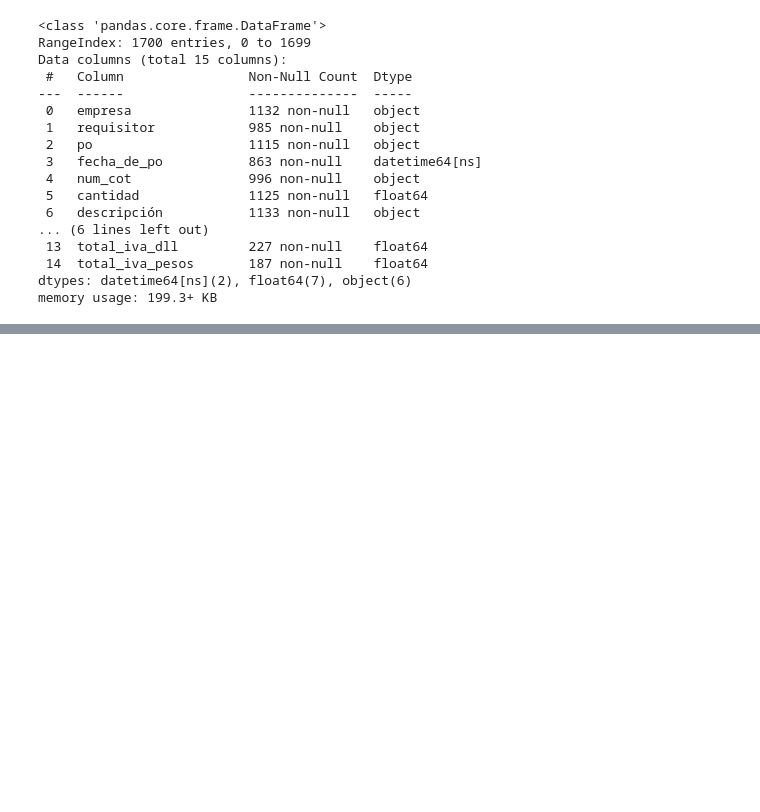
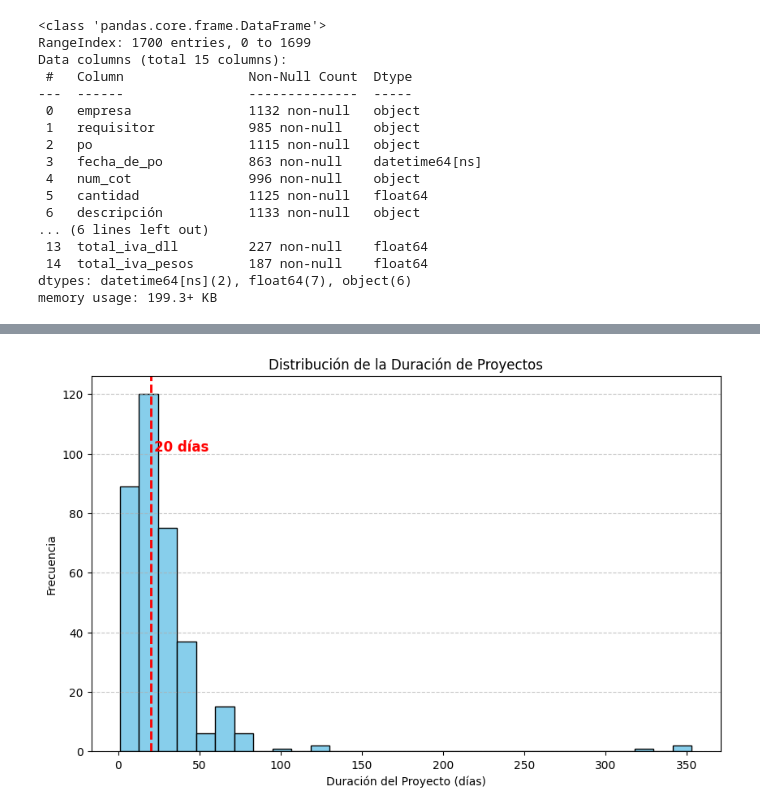
Before and after one commit to UnDogmaticSocrates/IDM_project, a Jupyter notebook: duracion_de_proyectos.ipynb, the cells around one changed output, grey strips where cells are left out. Drawn from its saved outputs; the diff is of its cells as text; code cells hidden in the pictures; blank space fills up the shorter version.

```diff
--- a/duracion_de_proyectos.ipynb
+++ b/duracion_de_proyectos.ipynb
@@ -23,0 +49,2 @@ memory usage: 199.3+ KB
+# %%
+df_clean_date = df[((df['year_po'] >= 2021) & (df['year_po'] <= 2024)) & ((df['year_factura'] >= 2021) & (df['year_factura'] <= 2024))]
@@ -24,2 +67,2 @@ memory usage: 199.3+ KB
 # %%
-df['tiempo_de_proceso'] = df['fecha_de_facturación'] - df['fecha_de_po']
+df_clean_date['tiempo_de_proceso'] = abs(df_clean_date['fecha_de_facturación'] - df_clean_date['fecha_de_po'])
@@ -67,2 +75,3 @@ Name: tiempo_de_proceso, dtype: object
 # %%
-tiempo_de_proceso = df[['tiempo_de_proceso', 'descripción']].sort_values(by='tiempo_de_proceso', ascending=False)
+tiempo_de_proceso = df_clean_date[['tiempo_de_proceso', 'descripción', 'empresa']].sort_values(by='tiempo_de_proceso', ascending=False)
+print(tiempo_de_proceso.head())
@@ -90,0 +121,3 @@ df[df['tiempo_de_proceso'] == '-353 days']
+# %%
+tiempo_de_proceso = tiempo_de_proceso.loc[df_clean_date['tiempo_de_proceso'] != pd.Timedelta(0)]
+tiempo_de_proceso.tail()
@@ -90,0 +135,15 @@ df[df['tiempo_de_proceso'] == '-353 days']
+# %%
+mediana = df_clean_date['tiempo_de_proceso'].dt.days.median()
+
+plt.figure(figsize=(10, 6))
+plt.hist(tiempo_de_proceso['tiempo_de_proceso'].dt.days, bins=30, color='skyblue', edgecolor='black')
+plt.axvline(df_clean_date['tiempo_de_proceso'].dt.days.median(), color='red', linestyle='dashed', linewidth=2, label="Mediana")
+plt.text(mediana + 2, plt.gca().get_ylim()[1] * 0.8, f"{int(mediana)} días", color='red', fontsize=12, fontweight='bold')
+plt.xlabel("Duración del Proyecto (días)")
+plt.ylabel("Frecuencia")
+plt.title("Distribución de la Duración de Proyectos")
+plt.grid(axis="y", linestyle="--", alpha=0.7)
+plt.savefig("distribucion_duracion_de_proyectos(2021-2024).png", dpi=300, bbox_inches="tight")
+plt.show()
+# %% [output]
+[figure, added]
```
Also changed, not shown: parts of 15 cells of this notebook, 7 other files.
